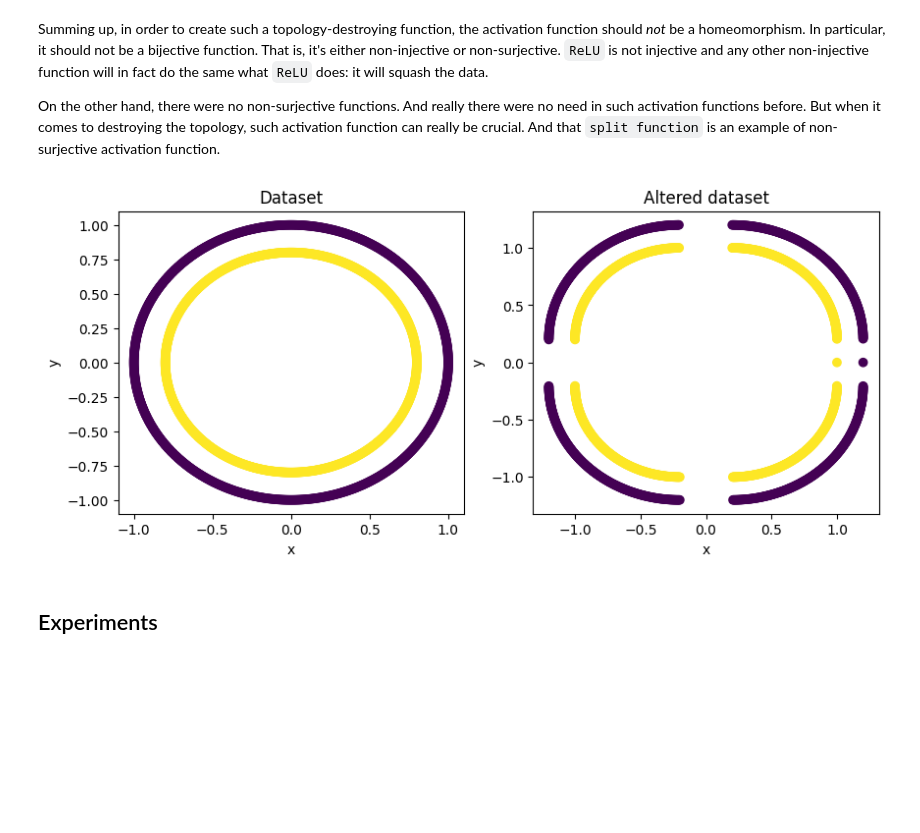
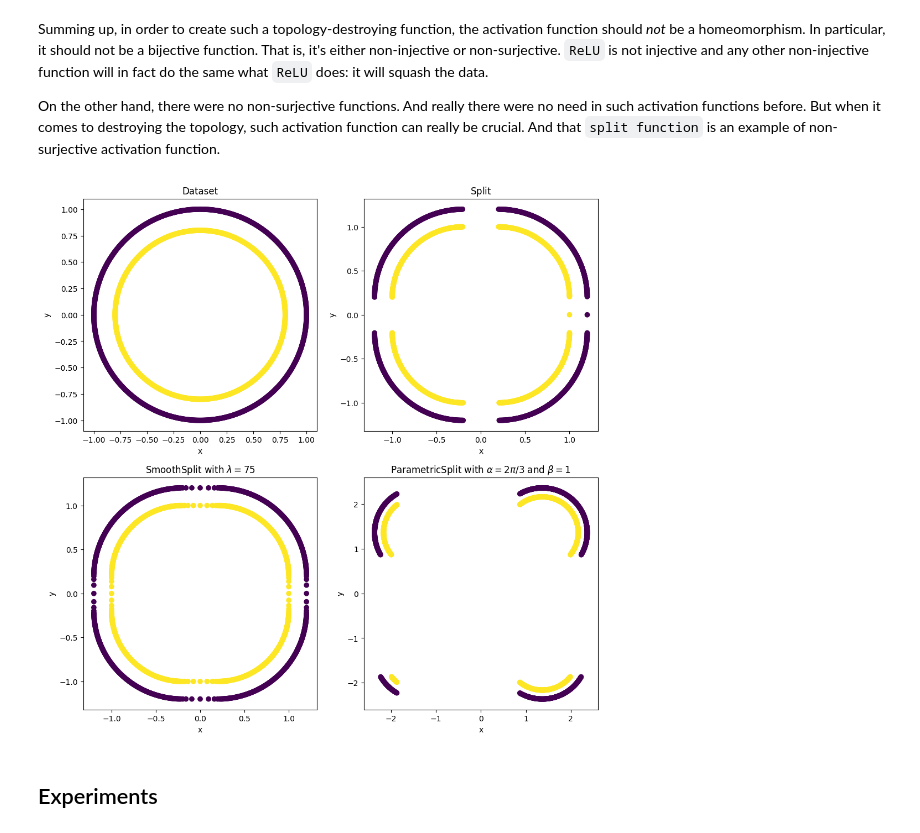
Before and after one commit to Snopoff/Topology-Aware-Activations, a Jupyter notebook: notebooks/activations.ipynb, the cells around one changed output. Saved outputs shown, nothing was run; the diff lists cells and outputs as text; code cells hidden in the pictures; blank space fills up the shorter version.

```diff
--- a/notebooks/activations.ipynb
+++ b/notebooks/activations.ipynb
@@ -156,20 +199,37 @@ On the other hand, there were no non-surjective functions. And really there were
 # %%
-split_sign_func = np.vectorize(lambda x: x + 0.2 * np.sign(1 * (x)))
 circles = Circles(n_circles_per_class=1)
-splitted_circles_X = split_sign_func(circles.X)
-fig, ax = plt.subplots(nrows=1, ncols=2, figsize=(10,4))
+fig, ax = plt.subplots(nrows=2, ncols=2, figsize=(12,12))
 #fig.suptitle('Изменение топологии вложенных окружностей с помощью функции $\mathrm{split-sign}$')
-ax[0].scatter(circles.X[:,0], circles.X[:,1], c=circles.y)
-ax[0].set_xlabel('x')
-ax[0].set_ylabel('y')
-ax[0].set_title('Dataset')
-ax[1].scatter(splitted_circles_X[:,0], splitted_circles_X[:,1], c=circles.y)
-ax[1].set_xlabel('x')
-ax[1].set_ylabel('y')
-ax[1].set_title('Altered dataset')
+ax[0,0].scatter(circles.X[:,0], circles.X[:,1], c=circles.y)
+ax[0,0].set_xlabel('x')
+ax[0,0].set_ylabel('y')
+ax[0,0].set_title('Dataset')
+
+split_sign_func = np.vectorize(lambda x: x + 0.2 * np.sign(x))
+splitted_circles_X_sign = split_sign_func(circles.X)
+
+ax[0,1].scatter(splitted_circles_X_sign[:,0], splitted_circles_X_sign[:,1], c=circles.y)
+ax[0,1].set_xlabel('x')
+ax[0,1].set_ylabel('y')
+ax[0,1].set_title('$\mathrm{Split}$')
+
+split_tanh_func = split_tanh(lamb=75, c=0.2, a=0)
+splitted_circles_X_tanh = split_tanh_func(torch.tensor(circles.X, requires_grad=False)).detach().numpy()
+ax[1,0].scatter(splitted_circles_X_tanh[:,0], splitted_circles_X_tanh[:,1], c=circles.y)
+ax[1,0].set_xlabel('x')
+ax[1,0].set_ylabel('y')
+ax[1,0].set_title('$\mathrm{SmoothSplit}$ with $\lambda=75$')
+
+split_parametric_func = split_parametric(a=2*torch.pi/3, b=1)
+splitted_circles_X_tanh = split_parametric_func(torch.tensor(circles.X, requires_grad=False)).detach().numpy()
+ax[1,1].scatter(splitted_circles_X_tanh[:,0], splitted_circles_X_tanh[:,1], c=circles.y)
+ax[1,1].set_xlabel('x')
+ax[1,1].set_ylabel('y')
+ax[1,1].set_title('$\mathrm{ParametricSplit}$ with $\\alpha=2\pi/3$ and $\\beta=1$')
+
 fig.savefig(IMAGES_PATH + 'split_circles.eps')
 # %% [output]
-[figure, old version]
+[figure, new version]
 # %% [markdown]
 ## Experiments
 # %% [markdown]
```
Also changed, not shown: parts of 4 cells of this notebook, 5 other files.
